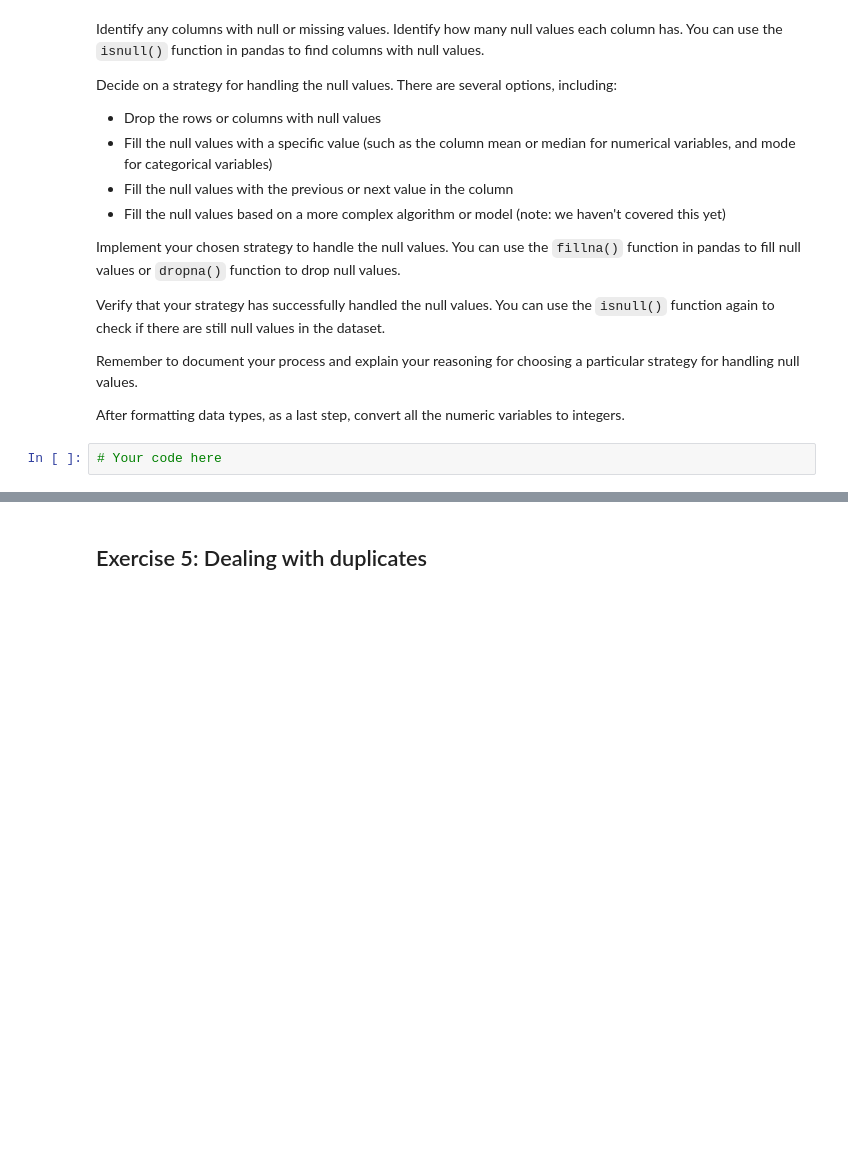
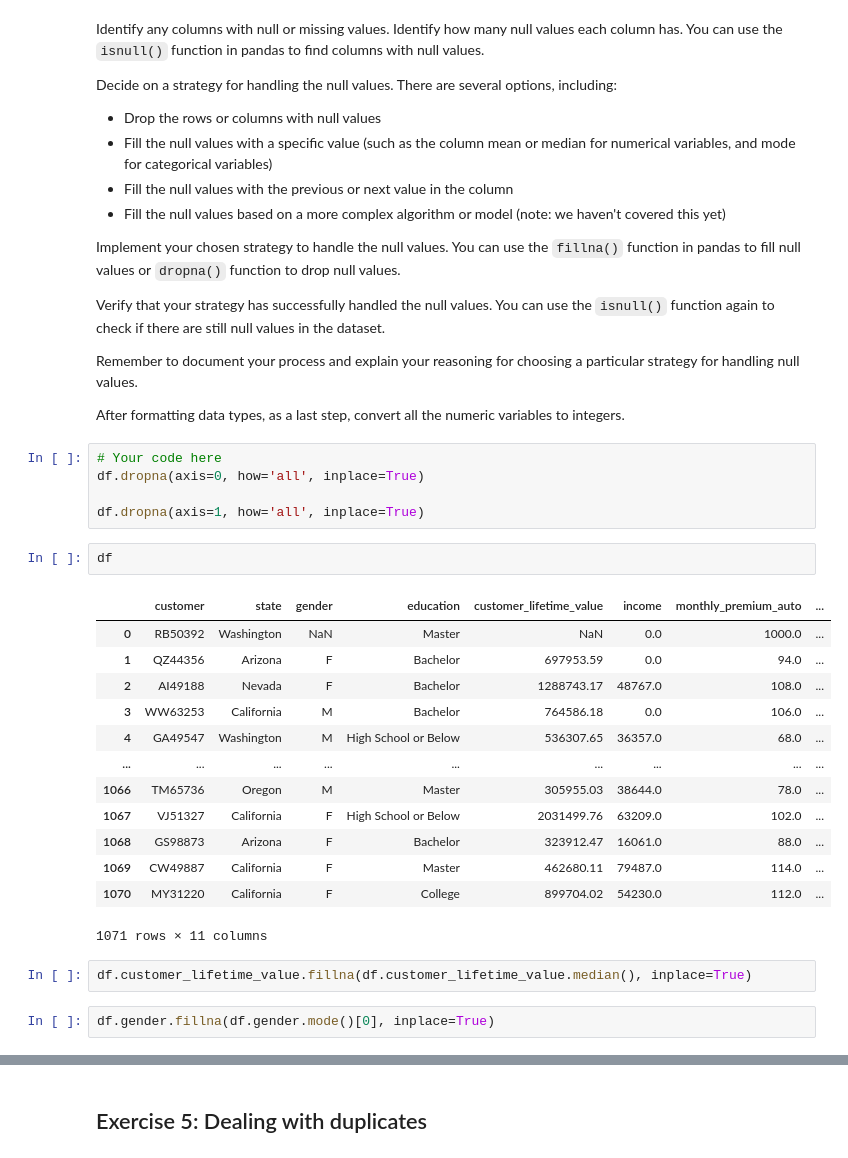
Before and after one commit to johann1043/lab-dw-data-cleaning-and-formatting, a Jupyter notebook: lab-dw-data-cleaning-and-formatting.ipynb, the cells around one changed output, grey strips where cells are left out. Saved outputs shown, nothing was run; the diff lists cells and outputs as text; blank space fills up the shorter version.

```diff
--- a/lab-dw-data-cleaning-and-formatting.ipynb
+++ b/lab-dw-data-cleaning-and-formatting.ipynb
@@ -153,3 +153,26 @@ Remember to document your process and explain your reasoning for choosing a part
 After formatting data types, as a last step, convert all the numeric variables to integers.
 # %%
 # Your code here
+df.dropna(axis=0, how='all', inplace=True)
+
+df.dropna(axis=1, how='all', inplace=True)
+# %%
+df
+# %% [output]
+|  | customer | state | gender | education | customer_lifetime_value | income | monthly_premium_auto | ... |
+| 0 | RB50392 | Washington | NaN | Master | NaN | 0.0 | 1000.0 | ... |
+| 1 | QZ44356 | Arizona | F | Bachelor | 697953.59 | 0.0 | 94.0 | ... |
+| 2 | AI49188 | Nevada | F | Bachelor | 1288743.17 | 48767.0 | 108.0 | ... |
+| 3 | WW63253 | California | M | Bachelor | 764586.18 | 0.0 | 106.0 | ... |
+| 4 | GA49547 | Washington | M | High School or Below | 536307.65 | 36357.0 | 68.0 | ... |
+| ... | ... | ... | ... | ... | ... | ... | ... | ... |
+| 1066 | TM65736 | Oregon | M | Master | 305955.03 | 38644.0 | 78.0 | ... |
+| 1067 | VJ51327 | California | F | High School or Below | 2031499.76 | 63209.0 | 102.0 | ... |
+| 1068 | GS98873 | Arizona | F | Bachelor | 323912.47 | 16061.0 | 88.0 | ... |
+| 1069 | CW49887 | California | F | Master | 462680.11 | 79487.0 | 114.0 | ... |
+| 1070 | MY31220 | California | F | College | 899704.02 | 54230.0 | 112.0 | ... |
+1071 rows × 11 columns
+# %%
+df.customer_lifetime_value.fillna(df.customer_lifetime_value.median(), inplace=True)
+# %%
+df.gender.fillna(df.gender.mode()[0], inplace=True)
```
Also changed, not shown: parts of 10 cells of this notebook.
